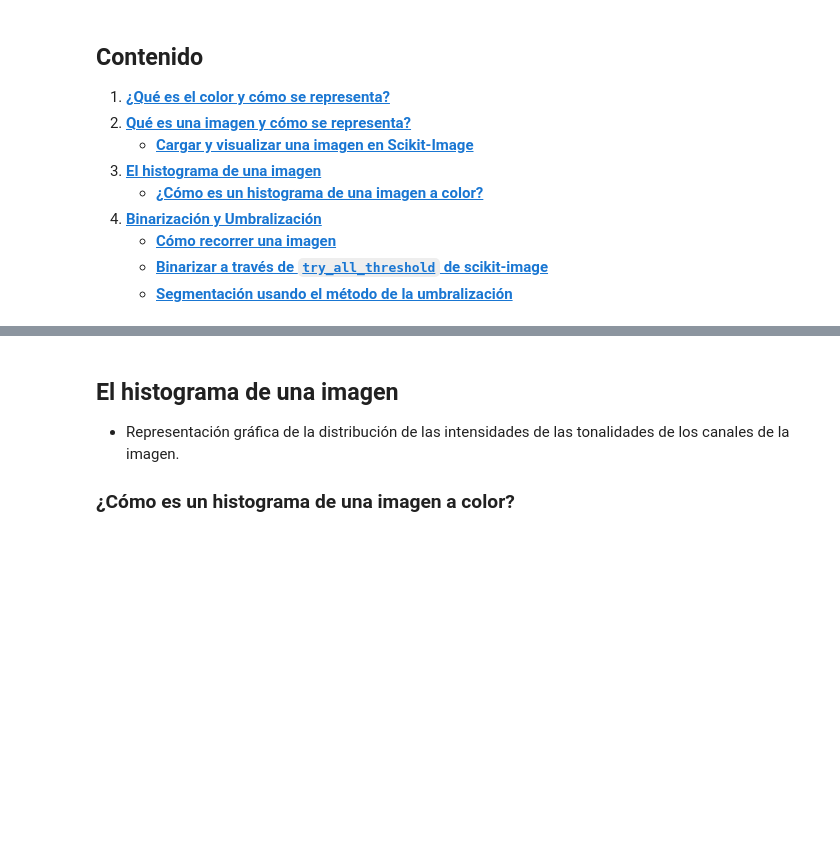
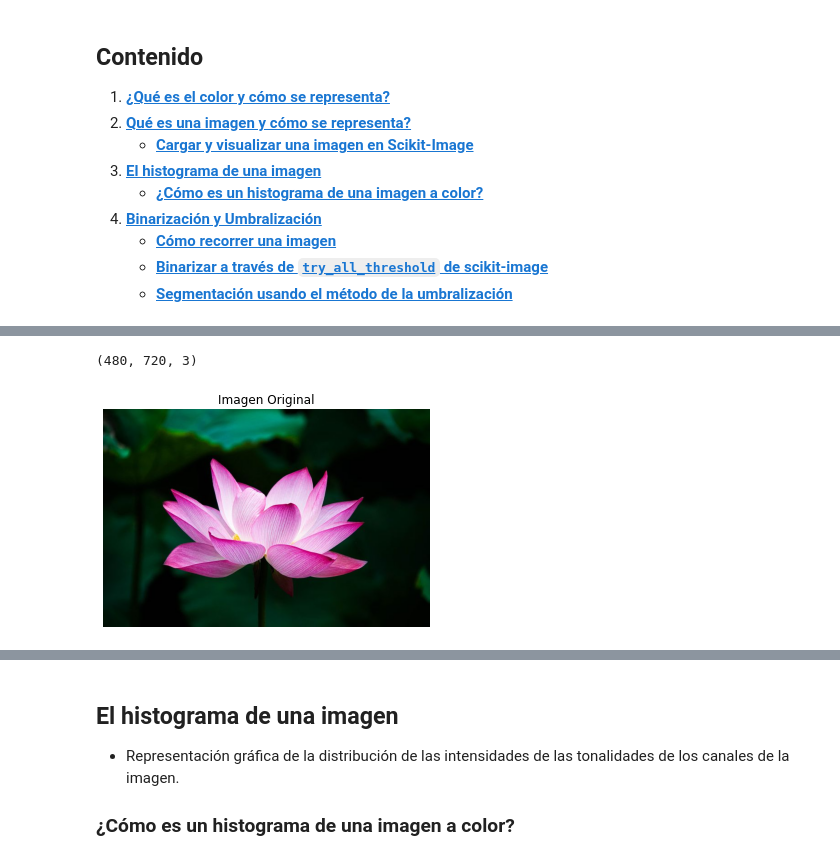
Before and after one commit to jpcano1/ISIS_4825_taller_3, a Jupyter notebook: bootcamp/Scikit_image_Bootcamp.ipynb, the cells around one changed output, grey strips where cells are left out. Drawn from its saved outputs; the diff is of its cells as text; code cells hidden in the pictures; blank space fills up the shorter version.

```diff
--- a/bootcamp/Scikit_image_Bootcamp.ipynb
+++ b/bootcamp/Scikit_image_Bootcamp.ipynb
@@ -39,0 +53,10 @@ $$\begin{bmatrix} C\\[0.3em] M\\[0.3em] Y
+# %%
+img = io.imread("image.jpg")
+# %%
+img.shape
+# %% [output]
+(480, 720, 3)
+# %%
+vis.visualize(img, "Imagen Original")
+# %% [output]
+[figure, added]
```
Also changed, not shown: parts of 14 cells of this notebook.
